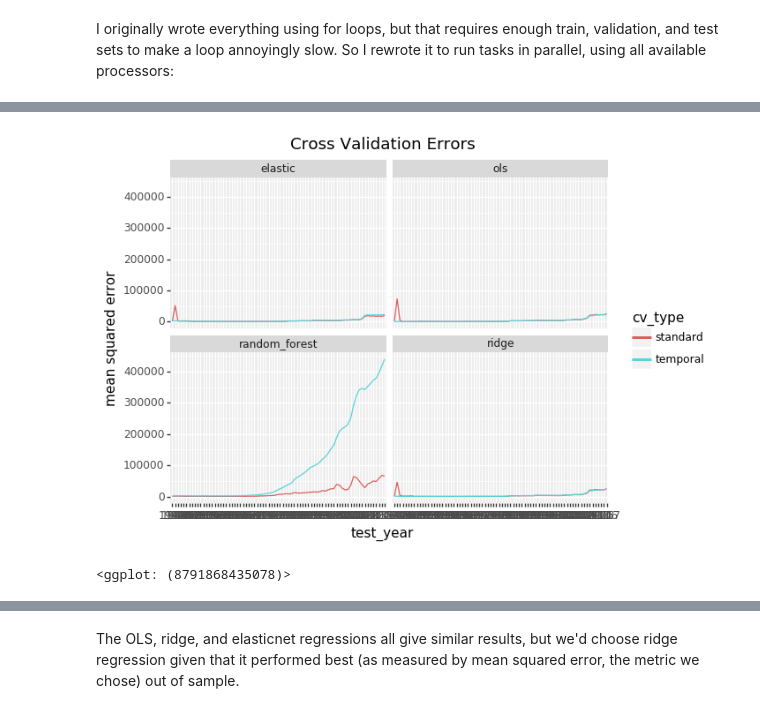
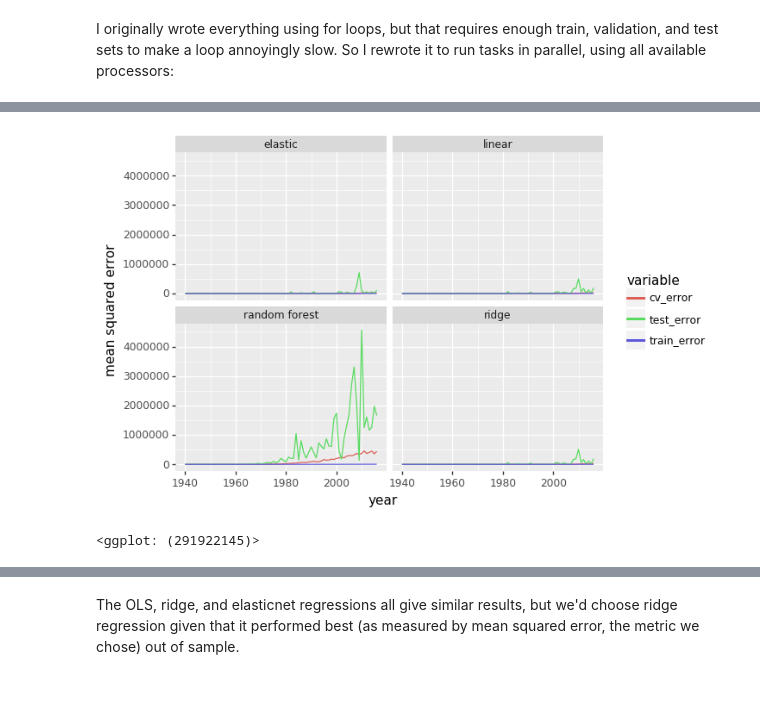
Before and after one commit to dssg/hitchhikers-guide, a Jupyter notebook: curriculum/3_modeling_and_machine_learning/machine-learning/predicting_GDP.ipynb, the cells around one changed output, grey strips where cells are left out. Drawn from its saved outputs; the diff is of its cells as text; code cells hidden in the pictures.

Commit message:
updated version of temporal vs standard CV notebook

```diff
--- a/curriculum/3_modeling_and_machine_learning/machine-learning/predicting_GDP.ipynb
+++ b/curriculum/3_modeling_and_machine_learning/machine-learning/predicting_GDP.ipynb
@@ -292,11 +262,10 @@ cv_results_long.head()
 # %%
-(ggplot(cv_results_long[(cv_results_long.variable=='cv_error')], aes(x='test_year', color='cv_type')) +
-    geom_line(aes(y='value', group='cv_type')) +
-    xlab('test_year') +
+(ggplot(temporal_results_long, aes(x='year', color='variable')) +
+    geom_line(aes(y='value', group='variable')) +
+    xlab('year') +
     ylab('mean squared error') +
-    facet_wrap('~clf') +
-    ggtitle('Cross Validation Errors')
+    facet_wrap('~model')
 )
 # %% [output]
-[figure, old version]
+[figure, new version]
-<ggplot: (8791868435078)>
+<ggplot: (291922145)>
```
Also changed, not shown: parts of 23 cells of this notebook, 1 other file.
